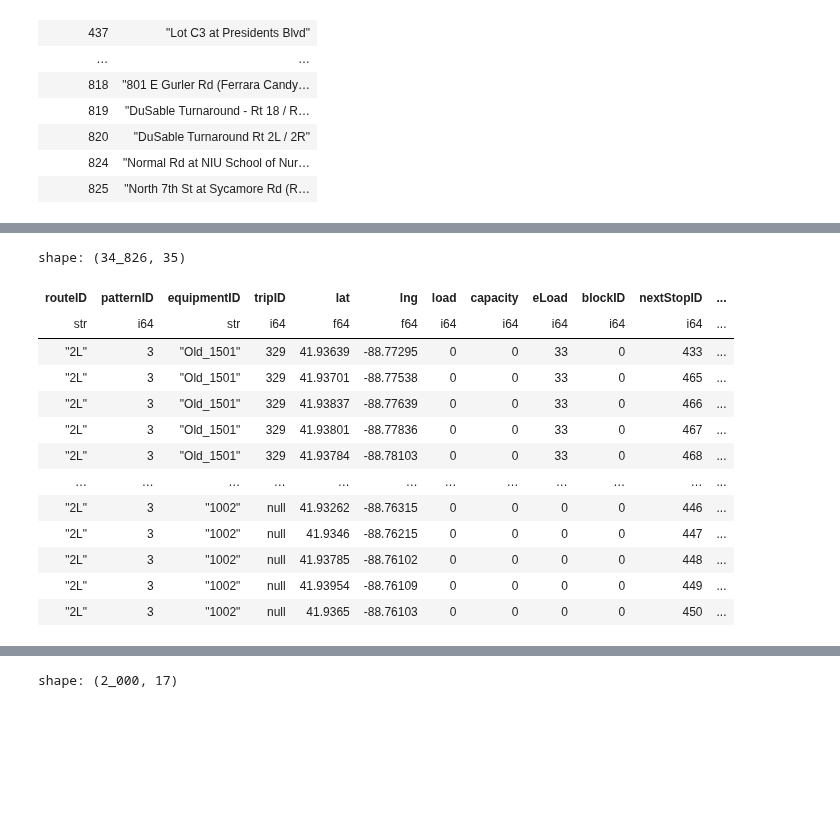
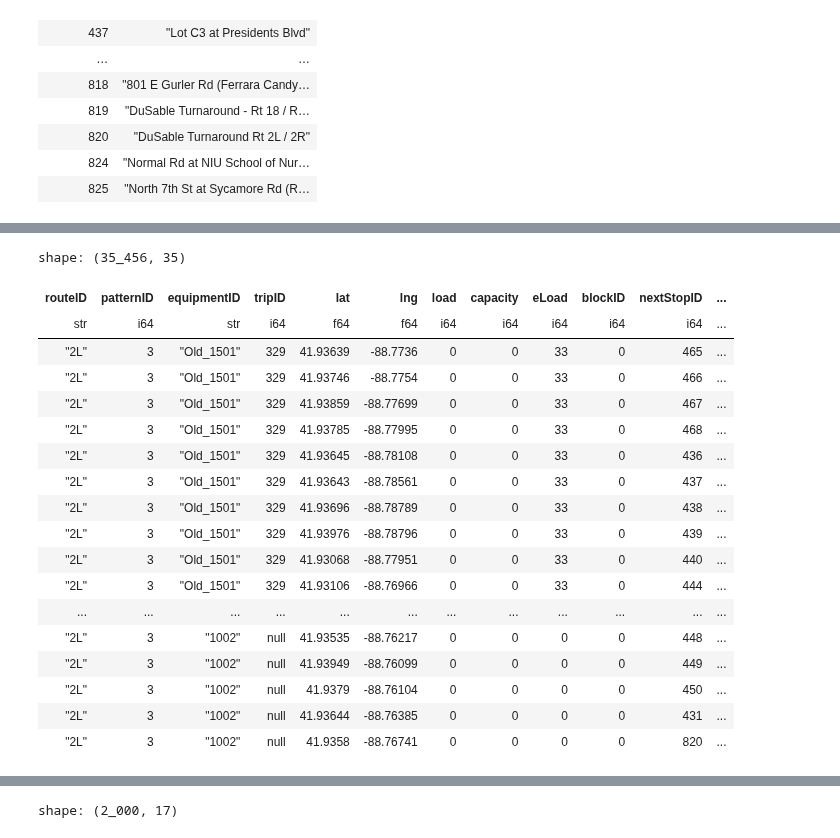
Before and after one commit to shaivilp/Research-Rookies, a Jupyter notebook: data_visualization/predictions.ipynb, the cells around one changed output, grey strips where cells are left out. Saved outputs shown, nothing was run; the diff lists cells and outputs as text; code cells hidden in the pictures; blank space fills up the shorter version.

```diff
--- a/data_visualization/predictions.ipynb
+++ b/data_visualization/predictions.ipynb
@@ -182,44 +182,49 @@ shape: (387, 3)
 #Filter out the subset of data we want to work with
 subset = df.filter(
     (pl.col("routeID") == "2L") &
     (pl.col("inService"))
 )
 
 #Add stopChanged column
 subset = subset.with_columns(
     (
-        (pl.col("nextStopID") == pl.col("lastStopID").shift(-1)).over(
+        (pl.col("lastStopID") == pl.col("nextStopID").shift(1)).over(
             "equipmentID", order_by="receiveTime"
         )
     ).alias("stopChanged")
 )
 
 subset = subset.filter(pl.col("stopChanged")).with_columns(
     (pl.col("nextStopID").shift(1) == pl.col("lastStopID"))
     .over("equipmentID", order_by="receiveTime")
     .alias("nextToLast")
 )
 
 #Add timeDiff column
 subset = subset.with_columns(
-    (pl.col("receiveTime").diff().over("equipmentID", order_by="receiveTime")).alias(
+    (-pl.col("receiveTime").diff(-1).over("equipmentID", order_by="receiveTime")).alias(
         "timeDiff"
     )
 ).filter(pl.col("nextToLast"))
 
 subset
 # %% [output]
-shape: (34_826, 35)
+shape: (35_456, 35)
 | routeID | patternID | equipmentID | tripID | lat | lng | load | capacity | eLoad | blockID | nextStopID | ... |
 | str | i64 | str | i64 | f64 | f64 | i64 | i64 | i64 | i64 | i64 | ... |
-| "2L" | 3 | "Old_1501" | 329 | 41.93639 | -88.77295 | 0 | 0 | 33 | 0 | 433 | ... |
-| "2L" | 3 | "Old_1501" | 329 | 41.93701 | -88.77538 | 0 | 0 | 33 | 0 | 465 | ... |
-| "2L" | 3 | "Old_1501" | 329 | 41.93837 | -88.77639 | 0 | 0 | 33 | 0 | 466 | ... |
-| "2L" | 3 | "Old_1501" | 329 | 41.93801 | -88.77836 | 0 | 0 | 33 | 0 | 467 | ... |
-| "2L" | 3 | "Old_1501" | 329 | 41.93784 | -88.78103 | 0 | 0 | 33 | 0 | 468 | ... |
-| … | … | … | … | … | … | … | … | … | … | … | ... |
-| "2L" | 3 | "1002" | null | 41.93262 | -88.76315 | 0 | 0 | 0 | 0 | 446 | ... |
-| "2L" | 3 | "1002" | null | 41.9346 | -88.76215 | 0 | 0 | 0 | 0 | 447 | ... |
-| "2L" | 3 | "1002" | null | 41.93785 | -88.76102 | 0 | 0 | 0 | 0 | 448 | ... |
-| "2L" | 3 | "1002" | null | 41.93954 | -88.76109 | 0 | 0 | 0 | 0 | 449 | ... |
-| "2L" | 3 | "1002" | null | 41.9365 | -88.76103 | 0 | 0 | 0 | 0 | 450 | ... |
+| "2L" | 3 | "Old_1501" | 329 | 41.93639 | -88.7736 | 0 | 0 | 33 | 0 | 465 | ... |
+| "2L" | 3 | "Old_1501" | 329 | 41.93746 | -88.7754 | 0 | 0 | 33 | 0 | 466 | ... |
+| "2L" | 3 | "Old_1501" | 329 | 41.93859 | -88.77699 | 0 | 0 | 33 | 0 | 467 | ... |
+| "2L" | 3 | "Old_1501" | 329 | 41.93785 | -88.77995 | 0 | 0 | 33 | 0 | 468 | ... |
+| "2L" | 3 | "Old_1501" | 329 | 41.93645 | -88.78108 | 0 | 0 | 33 | 0 | 436 | ... |
+| "2L" | 3 | "Old_1501" | 329 | 41.93643 | -88.78561 | 0 | 0 | 33 | 0 | 437 | ... |
+| "2L" | 3 | "Old_1501" | 329 | 41.93696 | -88.78789 | 0 | 0 | 33 | 0 | 438 | ... |
+| "2L" | 3 | "Old_1501" | 329 | 41.93976 | -88.78796 | 0 | 0 | 33 | 0 | 439 | ... |
+| "2L" | 3 | "Old_1501" | 329 | 41.93068 | -88.77951 | 0 | 0 | 33 | 0 | 440 | ... |
+| "2L" | 3 | "Old_1501" | 329 | 41.93106 | -88.76966 | 0 | 0 | 33 | 0 | 444 | ... |
+| ... | ... | ... | ... | ... | ... | ... | ... | ... | ... | ... | ... |
+| "2L" | 3 | "1002" | null | 41.93535 | -88.76217 | 0 | 0 | 0 | 0 | 448 | ... |
+| "2L" | 3 | "1002" | null | 41.93949 | -88.76099 | 0 | 0 | 0 | 0 | 449 | ... |
+| "2L" | 3 | "1002" | null | 41.9379 | -88.76104 | 0 | 0 | 0 | 0 | 450 | ... |
+| "2L" | 3 | "1002" | null | 41.93644 | -88.76385 | 0 | 0 | 0 | 0 | 431 | ... |
+| "2L" | 3 | "1002" | null | 41.9358 | -88.76741 | 0 | 0 | 0 | 0 | 820 | ... |
```
Also changed, not shown: parts of 8 cells of this notebook, 1 other file.
